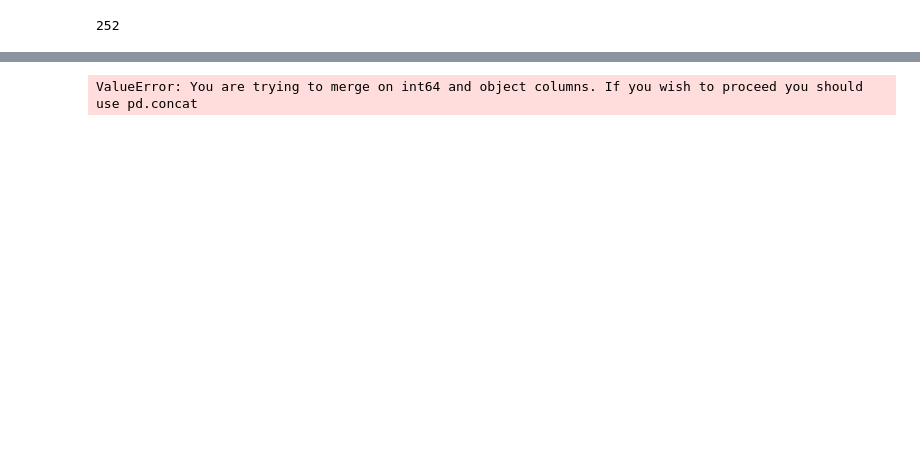
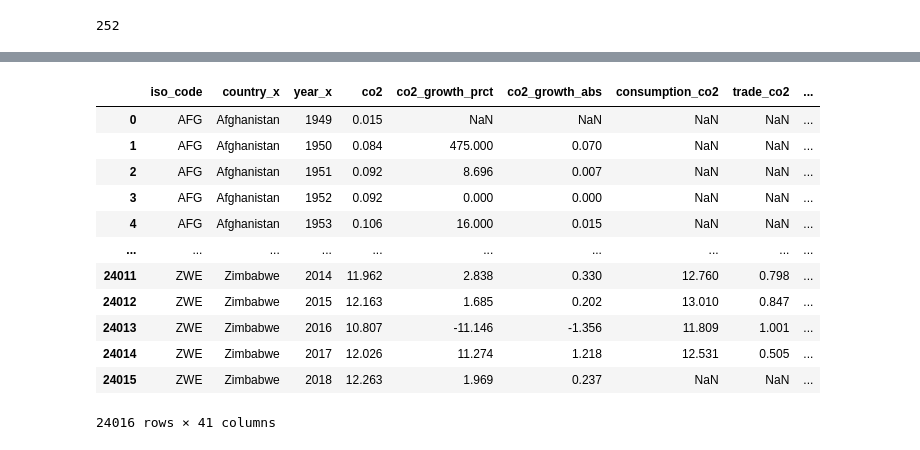
Before and after one commit to CUDAEnviron/Environmental_Proj, a Jupyter notebook: cleaning and exploratory analysis.ipynb, the cells around one changed output, grey strips where cells are left out. Cells and saved outputs as stored; diff of their text form; code cells hidden in the pictures; blank space fills up the shorter version.

```diff
--- a/cleaning and exploratory analysis.ipynb
+++ b/cleaning and exploratory analysis.ipynb
@@ -145,6 +196,18 @@ clean_temps
 # %%
 #merge temp and co2 dataframes
-co2_temp = pd.merge(co2_df, clean_temps, how='left')
+co2_temp = pd.merge(co2_df, clean_temps, how='left', left_on=['country'], right_on=['year'])
 co2_temp
 # %% [output]
+|  | iso_code | country_x | year_x | co2 | co2_growth_prct | co2_growth_abs | consumption_co2 | trade_co2 | ... |
+| 0 | AFG | Afghanistan | 1949 | 0.015 | NaN | NaN | NaN | NaN | ... |
+| 1 | AFG | Afghanistan | 1950 | 0.084 | 475.000 | 0.070 | NaN | NaN | ... |
+| 2 | AFG | Afghanistan | 1951 | 0.092 | 8.696 | 0.007 | NaN | NaN | ... |
+| 3 | AFG | Afghanistan | 1952 | 0.092 | 0.000 | 0.000 | NaN | NaN | ... |
+| 4 | AFG | Afghanistan | 1953 | 0.106 | 16.000 | 0.015 | NaN | NaN | ... |
+| ... | ... | ... | ... | ... | ... | ... | ... | ... | ... |
+| 24011 | ZWE | Zimbabwe | 2014 | 11.962 | 2.838 | 0.330 | 12.760 | 0.798 | ... |
+| 24012 | ZWE | Zimbabwe | 2015 | 12.163 | 1.685 | 0.202 | 13.010 | 0.847 | ... |
+| 24013 | ZWE | Zimbabwe | 2016 | 10.807 | -11.146 | -1.356 | 11.809 | 1.001 | ... |
+| 24014 | ZWE | Zimbabwe | 2017 | 12.026 | 11.274 | 1.218 | 12.531 | 0.505 | ... |
+| 24015 | ZWE | Zimbabwe | 2018 | 12.263 | 1.969 | 0.237 | NaN | NaN | ... |
-ValueError: You are trying to merge on int64 and object columns. If you wish to proceed you should use pd.concat
+24016 rows × 41 columns
```
Also changed, not shown: parts of 11 cells of this notebook, 1 other file.
